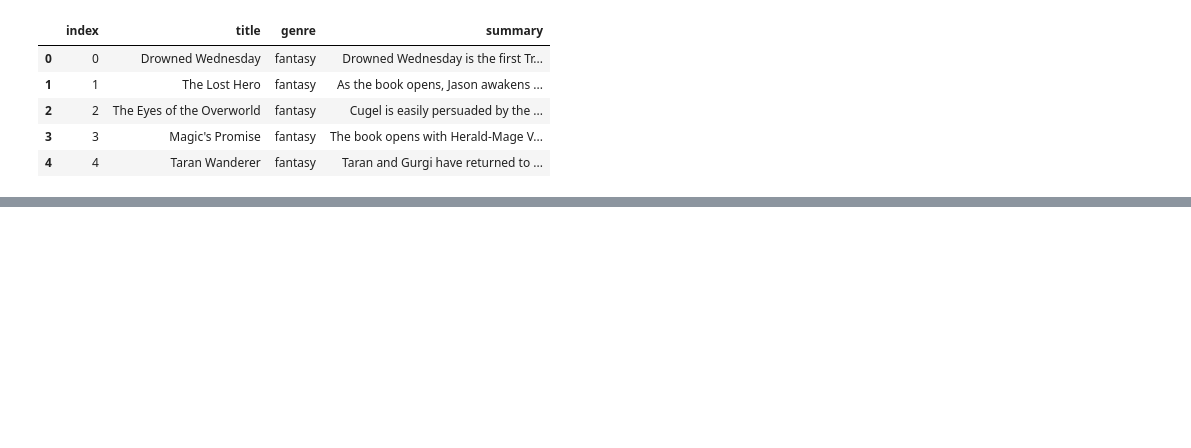
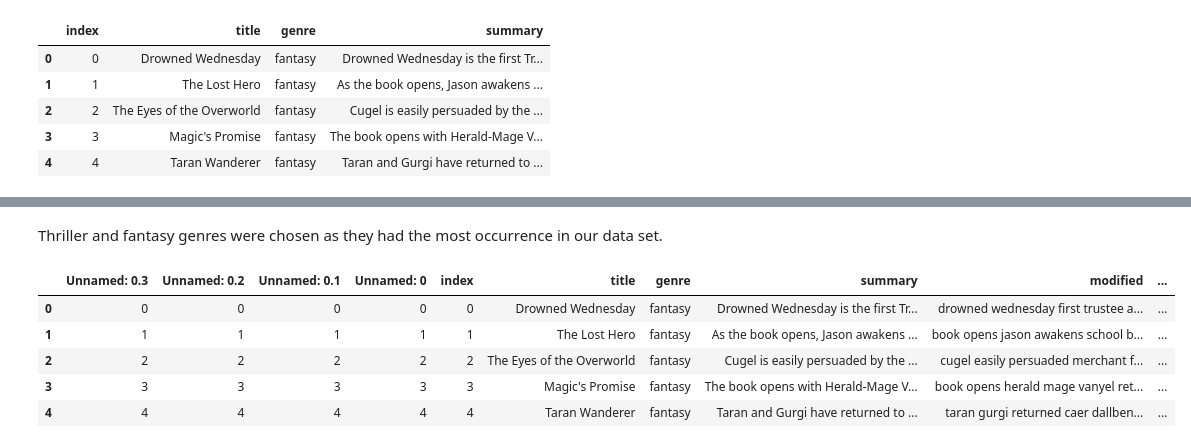
Before and after one commit to romthevacuousspider/Book-Genre-classificatoin-NLP-project-, a Jupyter notebook: NLP project.ipynb, the cells around one changed output, grey strips where cells are left out. Drawn from its saved outputs; the diff is of its cells as text; code cells hidden in the pictures; blank space fills up the shorter version.

```diff
--- a/NLP project.ipynb
+++ b/NLP project.ipynb
@@ -37,0 +328,16 @@ number of na values in summary is 0
+# %%
+NER_df = pd.read_csv('NER_df.csv')
+# %% [markdown]
+Thriller and fantasy genres were chosen as they had the most occurrence in our data set.
+# %%
+# keep the fantasy and thriller genres only
+filtered_df = NER_df[NER_df['genre'].isin(['thriller', 'fantasy'])]
+
+filtered_df.head()
+# %% [output]
+|  | Unnamed: 0.3 | Unnamed: 0.2 | Unnamed: 0.1 | Unnamed: 0 | index | title | genre | summary | modified | ... |
+| 0 | 0 | 0 | 0 | 0 | 0 | Drowned Wednesday | fantasy | Drowned Wednesday is the first Tr... | drowned wednesday first trustee a... | ... |
+| 1 | 1 | 1 | 1 | 1 | 1 | The Lost Hero | fantasy | As the book opens, Jason awakens ... | book opens jason awakens school b... | ... |
+| 2 | 2 | 2 | 2 | 2 | 2 | The Eyes of the Overworld | fantasy | Cugel is easily persuaded by the ... | cugel easily persuaded merchant f... | ... |
+| 3 | 3 | 3 | 3 | 3 | 3 | Magic's Promise | fantasy | The book opens with Herald-Mage V... | book opens herald mage vanyel ret... | ... |
+| 4 | 4 | 4 | 4 | 4 | 4 | Taran Wanderer | fantasy | Taran and Gurgi have returned to ... | taran gurgi returned caer dallben... | ... |
```
Also changed, not shown: parts of 49 cells of this notebook.
